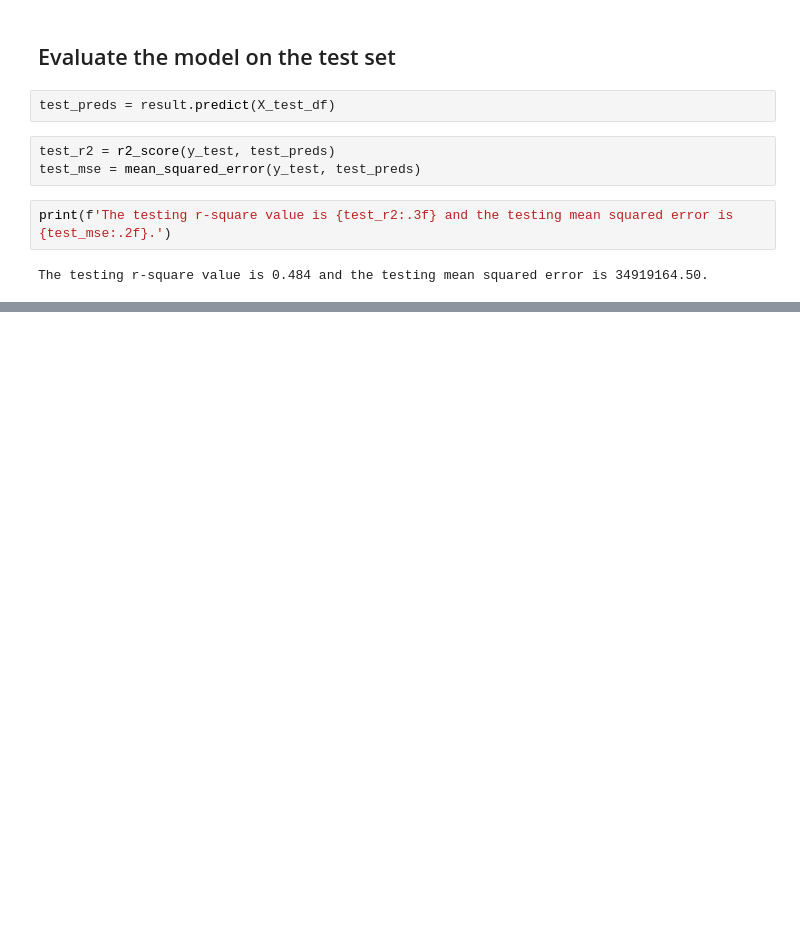
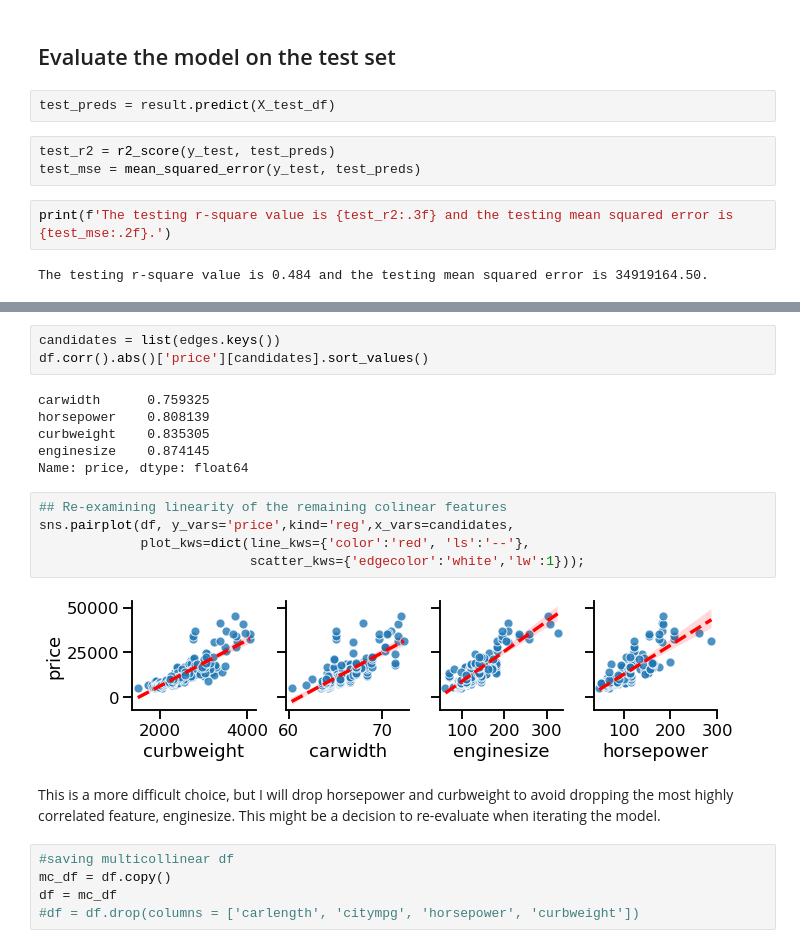
Before and after one commit to adeviney/data-enrichment-project, a Jupyter notebook: Car Price Prediction (statsmodels)/Prediction of Car Price (StatsModels).ipynb, the cells around one changed output, grey strips where cells are left out. Drawn from its saved outputs; the diff is of its cells as text; blank space fills up the shorter version.

```diff
--- a/Car Price Prediction (statsmodels)/Prediction of Car Price (StatsModels).ipynb
+++ b/Car Price Prediction (statsmodels)/Prediction of Car Price (StatsModels).ipynb
@@ -499,0 +490,23 @@ sns.pairplot(df, y_vars='price',kind='reg',x_vars=candidates[4:],
+# %%
+candidates = list(edges.keys())
+df.corr().abs()['price'][candidates].sort_values()
+# %% [output]
+carwidth      0.759325
+horsepower    0.808139
+curbweight    0.835305
+enginesize    0.874145
+Name: price, dtype: float64
+# %%
+## Re-examining linearity of the remaining colinear features
+sns.pairplot(df, y_vars='price',kind='reg',x_vars=candidates,
+             plot_kws=dict(line_kws={'color':'red', 'ls':'--'},
+                           scatter_kws={'edgecolor':'white','lw':1}));
+# %% [output]
+[figure, added]
+# %% [markdown]
+This is a more difficult choice, but I will drop horsepower and curbweight to avoid dropping the most highly correlated feature, enginesize. This might be a decision to re-evaluate when iterating the model.
+# %%
+#saving multicollinear df
+mc_df = df.copy()
+df = mc_df
+#df = df.drop(columns = ['carlength', 'citympg', 'horsepower', 'curbweight'])
```
Also changed, not shown: parts of 107 cells of this notebook.
